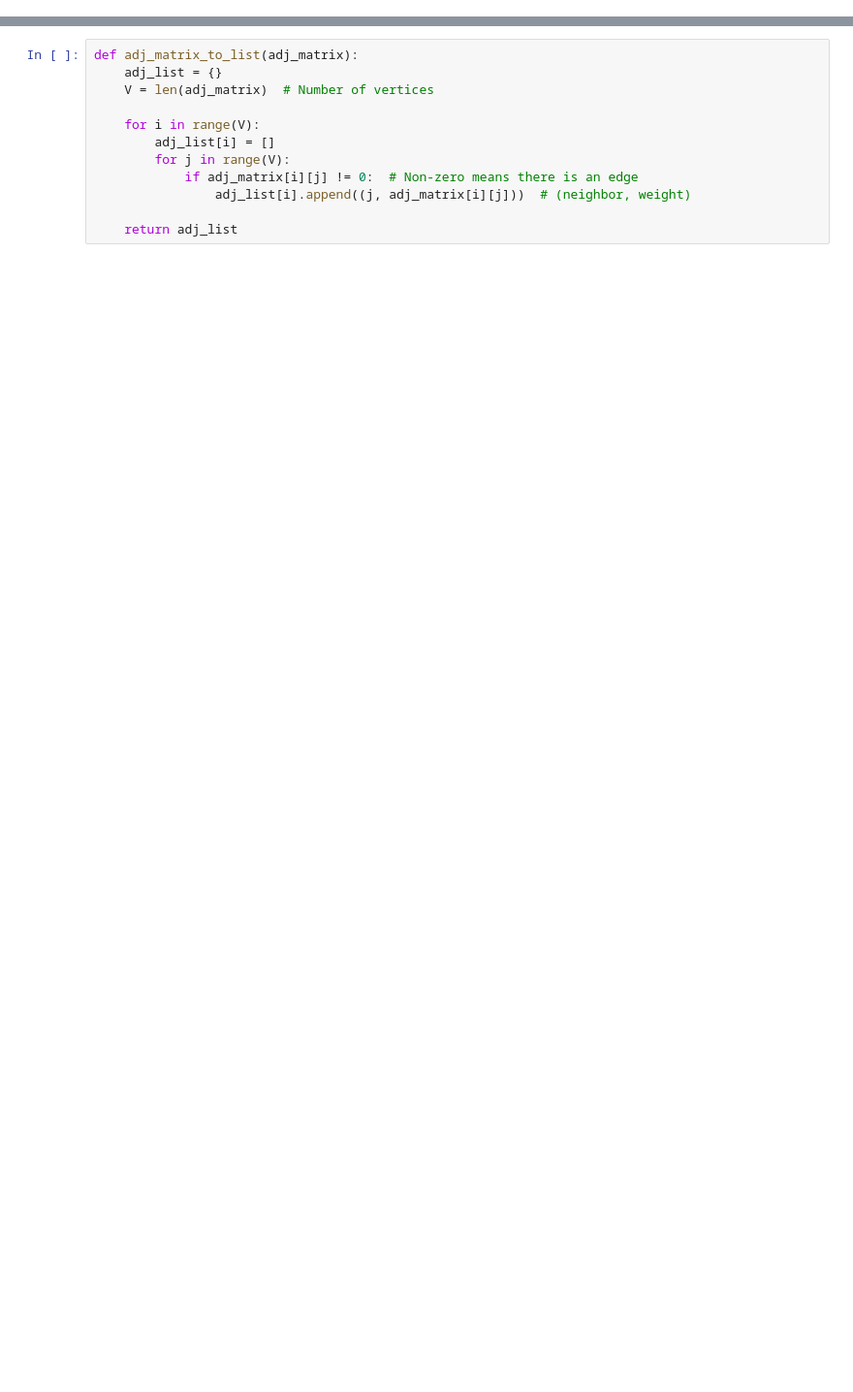
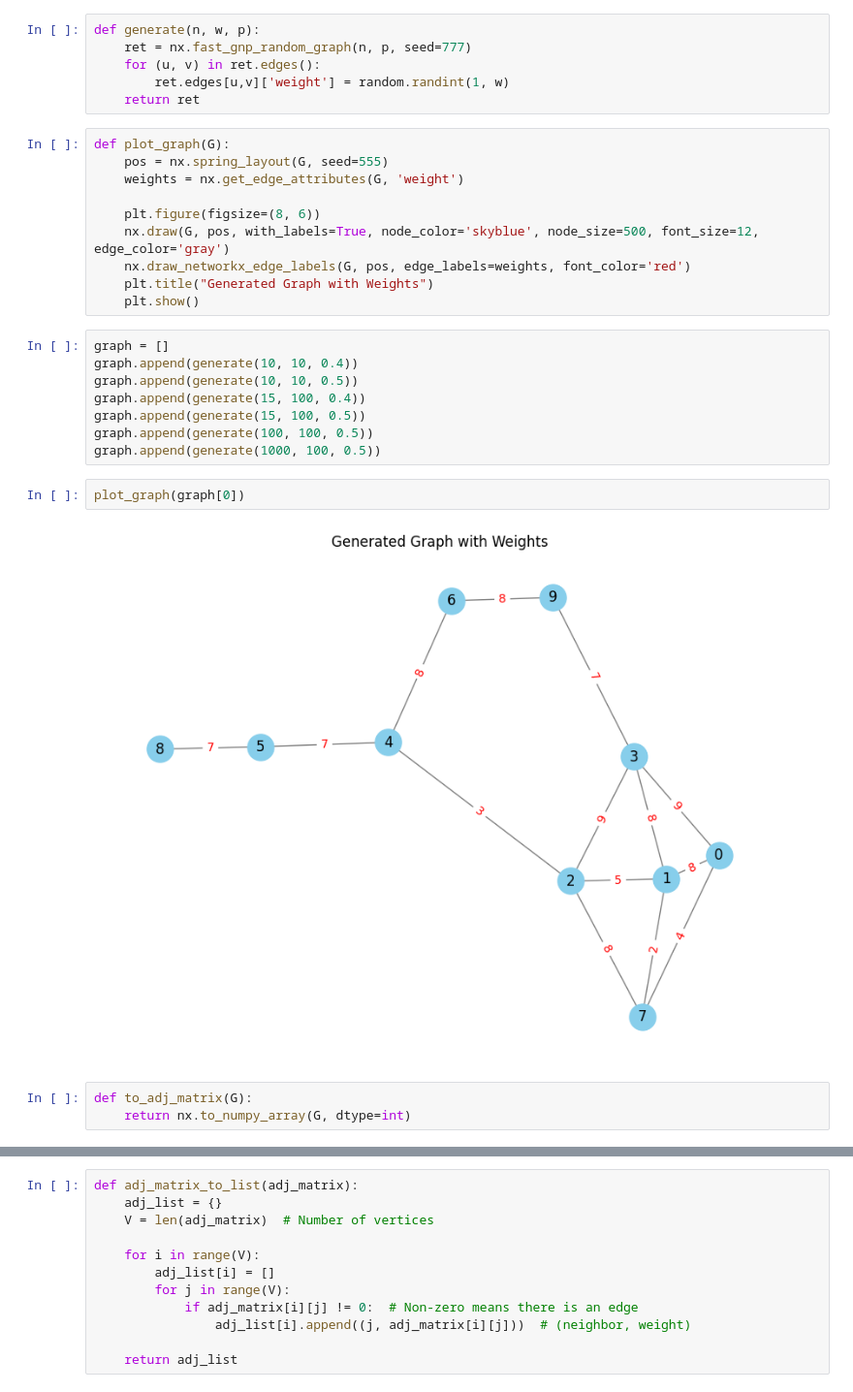
Before and after one commit to autoastt/SC2001-Algo-Labs, a Jupyter notebook: Lab2/Lab2.ipynb, the cells around one changed output, grey strips where cells are left out. Shown at 97% size. Drawn from its saved outputs; the diff is of its cells as text; blank space fills up the shorter version.

Commit message:
add gen graph

```diff
--- a/Lab2/Lab2.ipynb
+++ b/Lab2/Lab2.ipynb
@@ -0,0 +11,31 @@
+# %%
+def generate(n, w, p):
+    ret = nx.fast_gnp_random_graph(n, p, seed=777)
+    for (u, v) in ret.edges():
+        ret.edges[u,v]['weight'] = random.randint(1, w)
+    return ret
+# %%
+def plot_graph(G):
+    pos = nx.spring_layout(G, seed=555)
+    weights = nx.get_edge_attributes(G, 'weight')
+
+    plt.figure(figsize=(8, 6))
+    nx.draw(G, pos, with_labels=True, node_color='skyblue', node_size=500, font_size=12, edge_color='gray')
+    nx.draw_networkx_edge_labels(G, pos, edge_labels=weights, font_color='red')
+    plt.title("Generated Graph with Weights")
+    plt.show()
+# %%
+graph = []
+graph.append(generate(10, 10, 0.4))
+graph.append(generate(10, 10, 0.5))
+graph.append(generate(15, 100, 0.4))
+graph.append(generate(15, 100, 0.5))
+graph.append(generate(100, 100, 0.5))
+graph.append(generate(1000, 100, 0.5))
+# %%
+plot_graph(graph[0])
+# %% [output]
+[figure, added]
+# %%
+def to_adj_matrix(G):
+    return nx.to_numpy_array(G, dtype=int)
```
Also changed, not shown: parts of 11 cells of this notebook, 1 other file.
